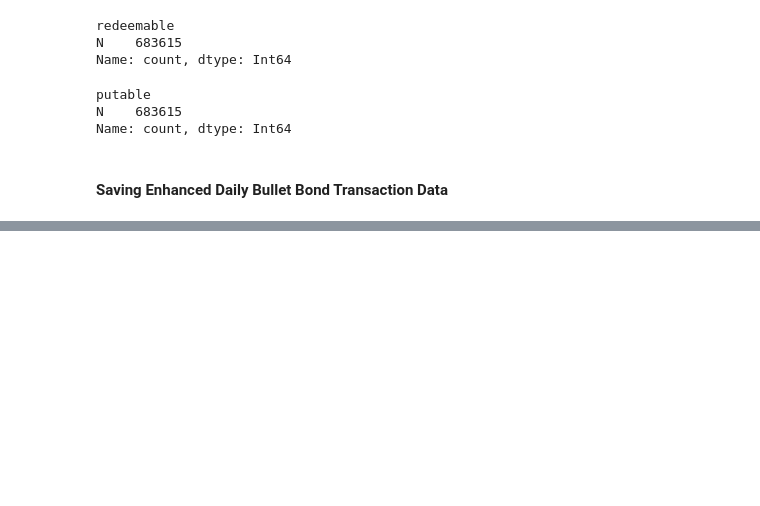
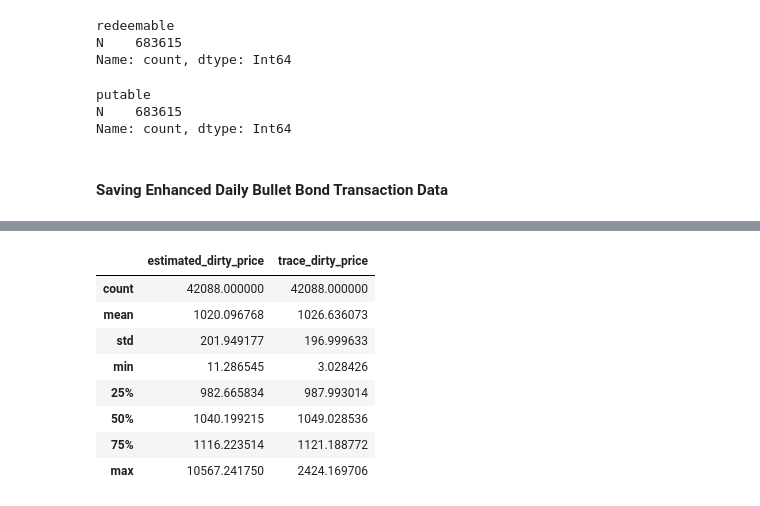
Before and after one commit to WilliamV1503/Duration-Adjusted-Bond-Returns, a Jupyter notebook: corporate_bond_duration_matched_treasury_pricing.ipynb, the cells around one changed output, grey strips where cells are left out. Drawn from its saved outputs; the diff is of its cells as text; code cells hidden in the pictures; blank space fills up the shorter version.

```diff
--- a/corporate_bond_duration_matched_treasury_pricing.ipynb
+++ b/corporate_bond_duration_matched_treasury_pricing.ipynb
@@ -2196,0 +2228,12 @@ final_daily_bullet_df.to_parquet(processed_data_file_path + "enhanced_daily_bull
+# %%
+dirty_price_error_above_mean_df[["estimated_dirty_price", "trace_dirty_price"]].describe()
+# %% [output]
+|  | estimated_dirty_price | trace_dirty_price |
+| count | 42088.000000 | 42088.000000 |
+| mean | 1020.096768 | 1026.636073 |
+| std | 201.949177 | 196.999633 |
+| min | 11.286545 | 3.028426 |
+| 25% | 982.665834 | 987.993014 |
+| 50% | 1040.199215 | 1049.028536 |
+| 75% | 1116.223514 | 1121.188772 |
+| max | 10567.241750 | 2424.169706 |
```
Also changed, not shown: parts of 24 cells of this notebook.
